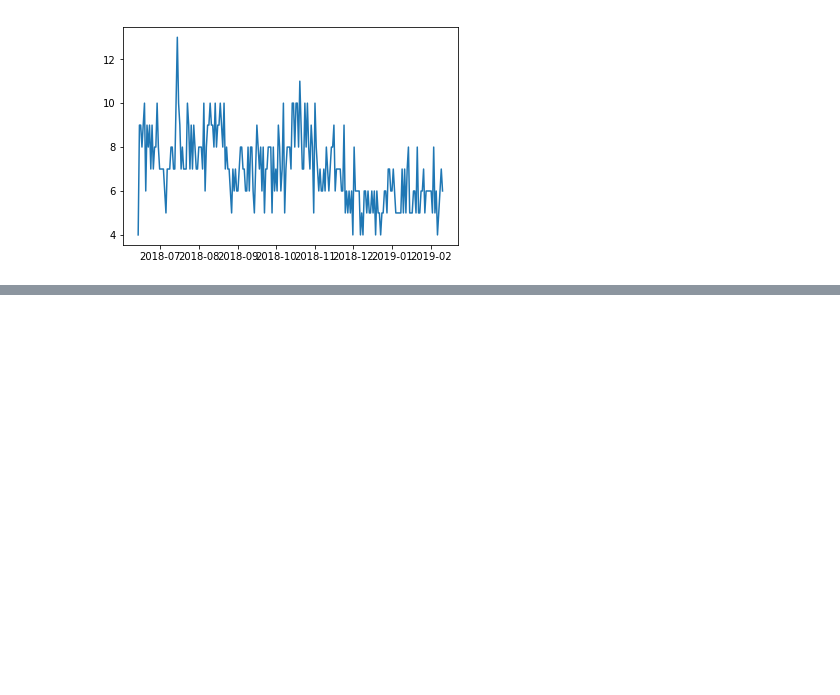
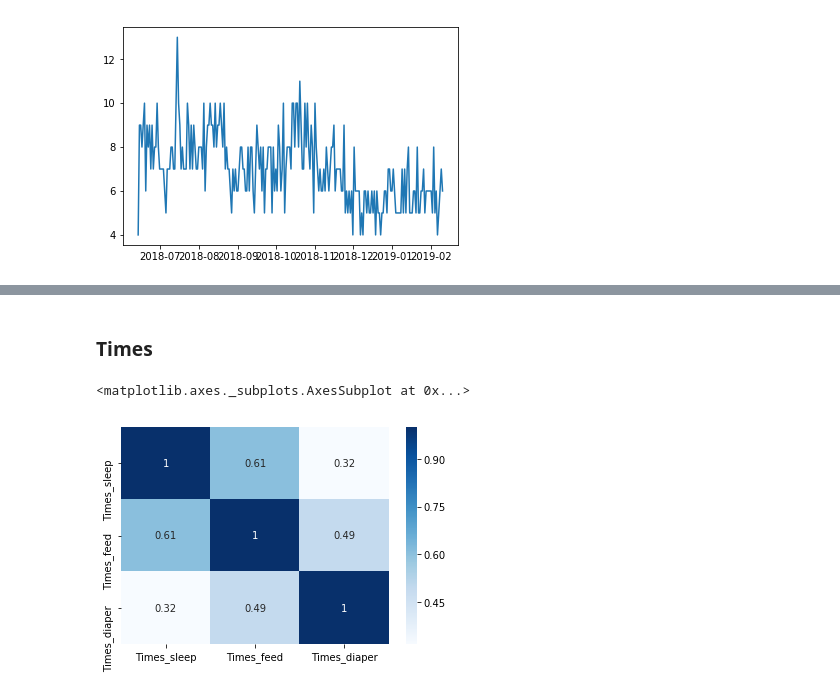
Before and after one commit to yhpf/matochsovklocka, a Jupyter notebook: tove.ipynb, the cells around one changed output, grey strips where cells are left out. Saved outputs shown, nothing was run; the diff lists cells and outputs as text; code cells hidden in the pictures; blank space fills up the shorter version.

```diff
--- a/tove.ipynb
+++ b/tove.ipynb
@@ -323,0 +548,7 @@ plt.plot(diaper_day['Status'])
+# %% [markdown]
+### Times
+# %%
+sns.heatmap(day_sleep_feed_diaper[['Times_sleep','Times_feed', 'Times_diaper']].corr(), annot = True, cmap="Blues")
+# %% [output]
+<matplotlib.axes._subplots.AxesSubplot at 0x...>
+[figure, added]
```
Also changed, not shown: parts of 42 cells of this notebook.
